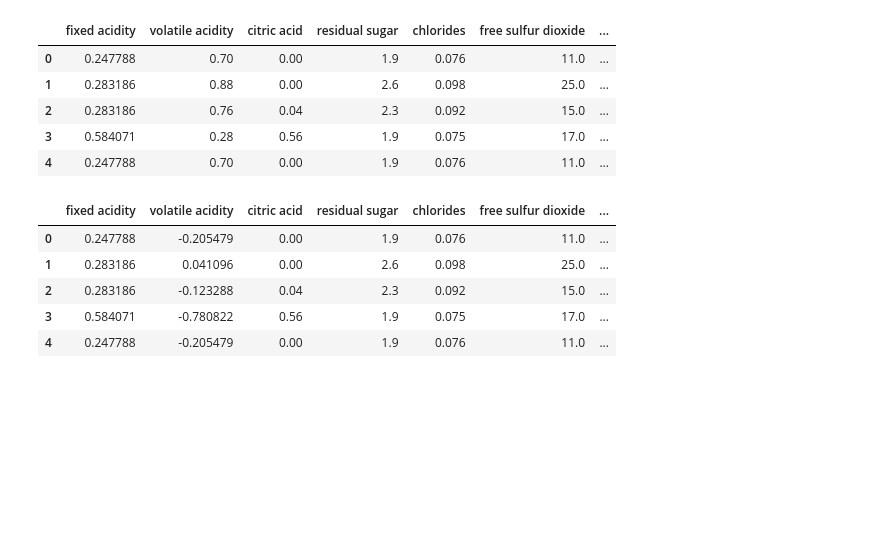
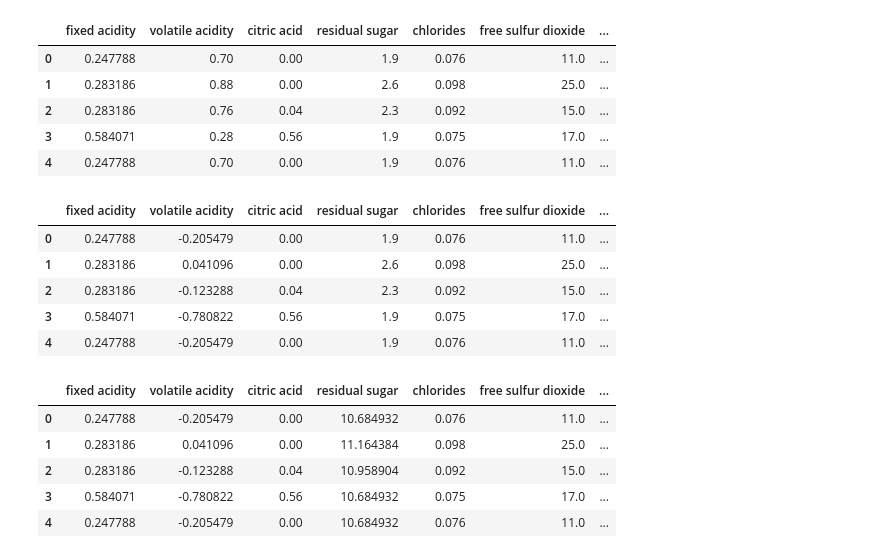
Before and after one commit to Md-Maruf-1727/Data-preprocessing-Practice, a Jupyter notebook: FeatureTransform/featureTransformationTechniques.ipynb, the cells around one changed output. Cells and saved outputs as stored; diff of their text form; code cells hidden in the pictures; blank space fills up the shorter version.

```diff
--- a/FeatureTransform/featureTransformationTechniques.ipynb
+++ b/FeatureTransform/featureTransformationTechniques.ipynb
@@ -385,3 +385,14 @@ wine_dataset9.head()
 | 4 | 0.247788 | -0.205479 | 0.00 | 1.9 | 0.076 | 11.0 | ... |
 # %%
 minmaxSc = MinMaxScaler(feature_range=(10, 20))
+# %%
+wine_dataset9['residual sugar'] = minmaxSc.fit_transform(wine_dataset9[['residual sugar']])
+# %%
+wine_dataset9.head()
+# %% [output]
+|  | fixed acidity | volatile acidity | citric acid | residual sugar | chlorides | free sulfur dioxide | ... |
+| 0 | 0.247788 | -0.205479 | 0.00 | 10.684932 | 0.076 | 11.0 | ... |
+| 1 | 0.283186 | 0.041096 | 0.00 | 11.164384 | 0.098 | 25.0 | ... |
+| 2 | 0.283186 | -0.123288 | 0.04 | 10.958904 | 0.092 | 15.0 | ... |
+| 3 | 0.584071 | -0.780822 | 0.56 | 10.684932 | 0.075 | 17.0 | ... |
+| 4 | 0.247788 | -0.205479 | 0.00 | 10.684932 | 0.076 | 11.0 | ... |
```
